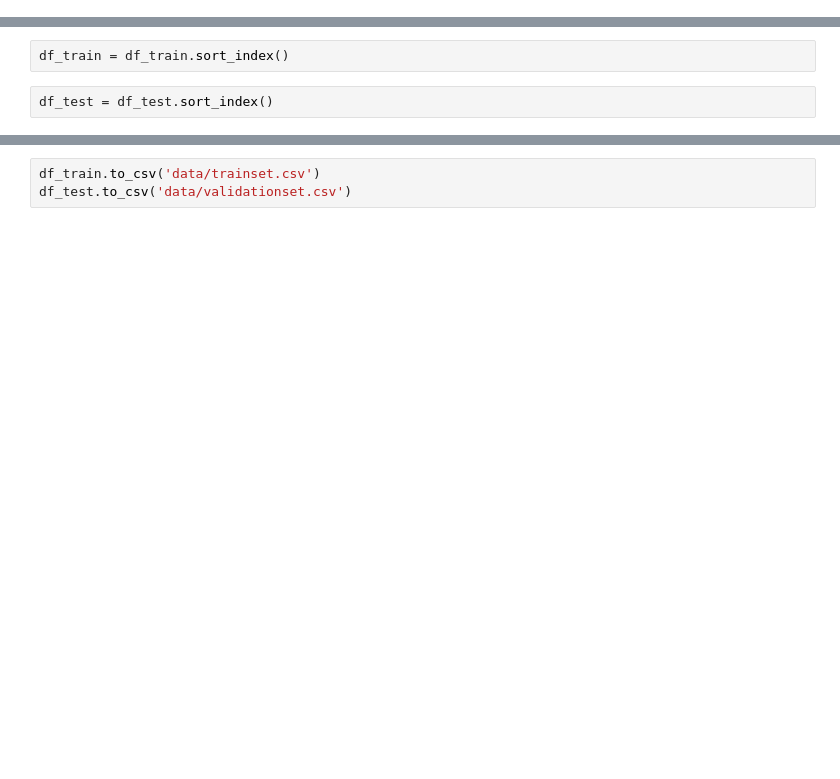
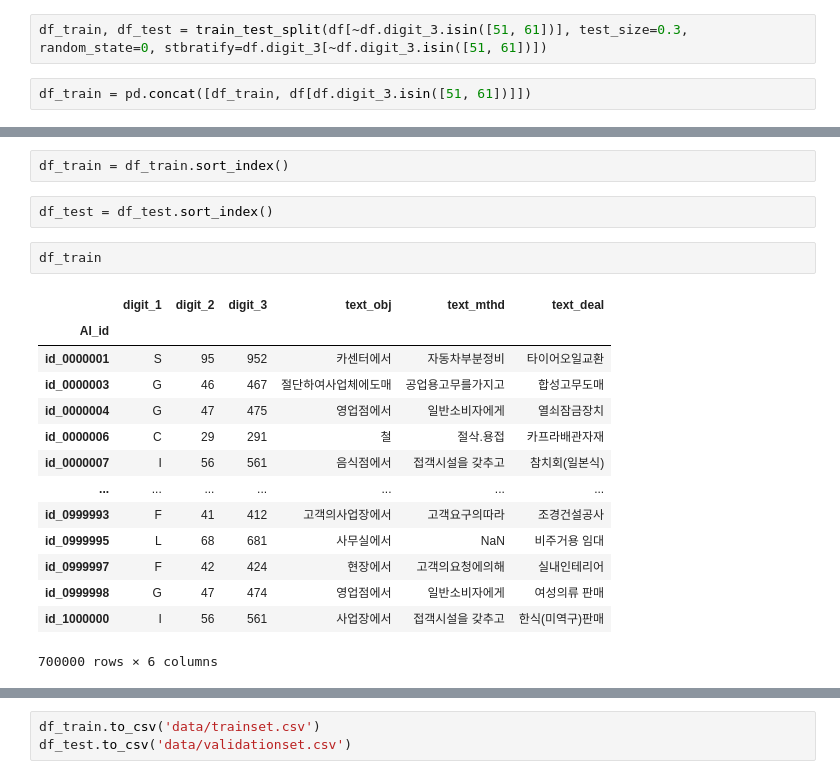
Before and after one commit to bwade9090/IndustrialClassification, a Jupyter notebook: Preprocessing.ipynb, the cells around one changed output, grey strips where cells are left out. Drawn from its saved outputs; the diff is of its cells as text; blank space fills up the shorter version.

Commit message:
newly make trainset and validationset and pad

```diff
--- a/Preprocessing.ipynb
+++ b/Preprocessing.ipynb
@@ -84,0 +70,4 @@ df_test = pd.concat(df_sub_test_list)
+# %%
+df_train, df_test = train_test_split(df[~df.digit_3.isin([51, 61])], test_size=0.3, random_state=0, stbratify=df.digit_3[~df.digit_3.isin([51, 61])])
+# %%
+df_train = pd.concat([df_train, df[df.digit_3.isin([51, 61])]])
@@ -86,3 +83,20 @@ df_test = pd.concat(df_sub_test_list)
 df_train = df_train.sort_index()
 # %%
 df_test = df_test.sort_index()
+# %%
+df_train
+# %% [output]
+|  | digit_1 | digit_2 | digit_3 | text_obj | text_mthd | text_deal |
+| AI_id |  |  |  |  |  |  |
+| id_0000001 | S | 95 | 952 | 카센터에서 | 자동차부분정비 | 타이어오일교환 |
+| id_0000003 | G | 46 | 467 | 절단하여사업체에도매 | 공업용고무를가지고 | 합성고무도매 |
+| id_0000004 | G | 47 | 475 | 영업점에서 | 일반소비자에게 | 열쇠잠금장치 |
+| id_0000006 | C | 29 | 291 | 철 | 절삭.용접 | 카프라배관자재 |
+| id_0000007 | I | 56 | 561 | 음식점에서 | 접객시설을 갖추고 | 참치회(일본식) |
+| ... | ... | ... | ... | ... | ... | ... |
+| id_0999993 | F | 41 | 412 | 고객의사업장에서 | 고객요구의따라 | 조경건설공사 |
+| id_0999995 | L | 68 | 681 | 사무실에서 | NaN | 비주거용 임대 |
+| id_0999997 | F | 42 | 424 | 현장에서 | 고객의요청에의해 | 실내인테리어 |
+| id_0999998 | G | 47 | 474 | 영업점에서 | 일반소비자에게 | 여성의류 판매 |
+| id_1000000 | I | 56 | 561 | 사업장에서 | 접객시설을 갖추고 | 한식(미역구)판매 |
+700000 rows × 6 columns
```
Also changed, not shown: parts of 66 cells of this notebook, 6 other files.
